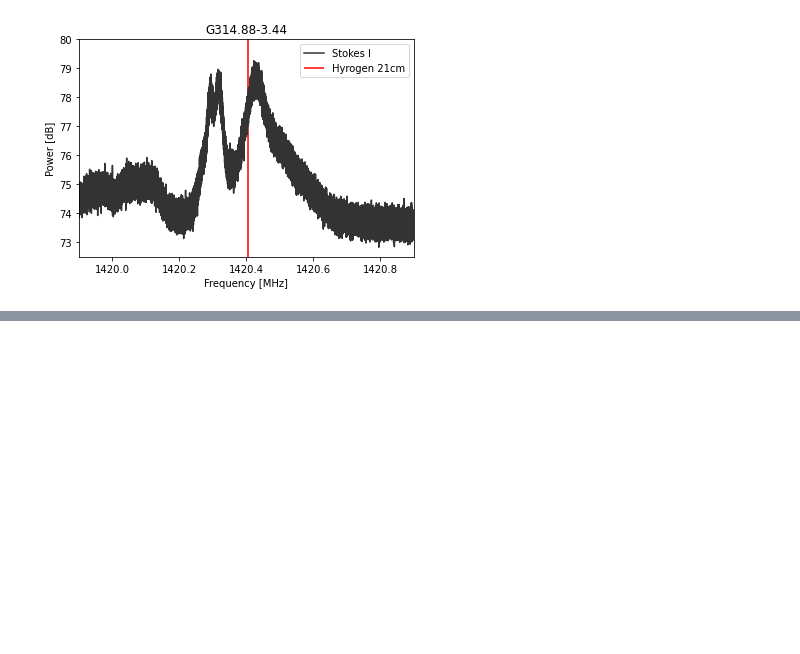
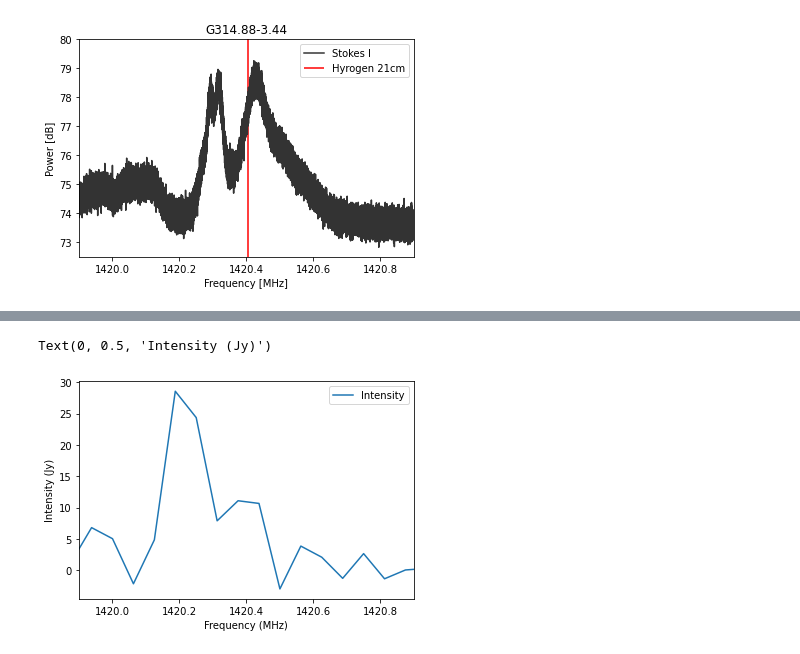
Before and after one commit to rtraas/SETI-Proxima-Centauri, a Jupyter notebook: H21cm.ipynb, the cells around one changed output, grey strips where cells are left out. Cells and saved outputs as stored; diff of their text form; code cells hidden in the pictures; blank space fills up the shorter version.

Commit message:
Add some HIPASS hydrogen 21cm data

```diff
--- a/H21cm.ipynb
+++ b/H21cm.ipynb
@@ -71,0 +76,11 @@ extracting integration 0...
+# %%
+data = pd.read_csv('HIPASS_142943.0-6119.txt', sep="      |    |   ")
+#data.columns = ['Channel','Spectral axis','Intensity']
+# %%
+data.plot('Spectral axis','Intensity')
+plt.xlim(1419.9,1420.9)
+plt.xlabel('Frequency (MHz)')
+plt.ylabel('Intensity (Jy)')
+# %% [output]
+Text(0, 0.5, 'Intensity (Jy)')
+[figure, added]
```
Also changed, not shown: parts of 2 cells of this notebook, 2 other files.
